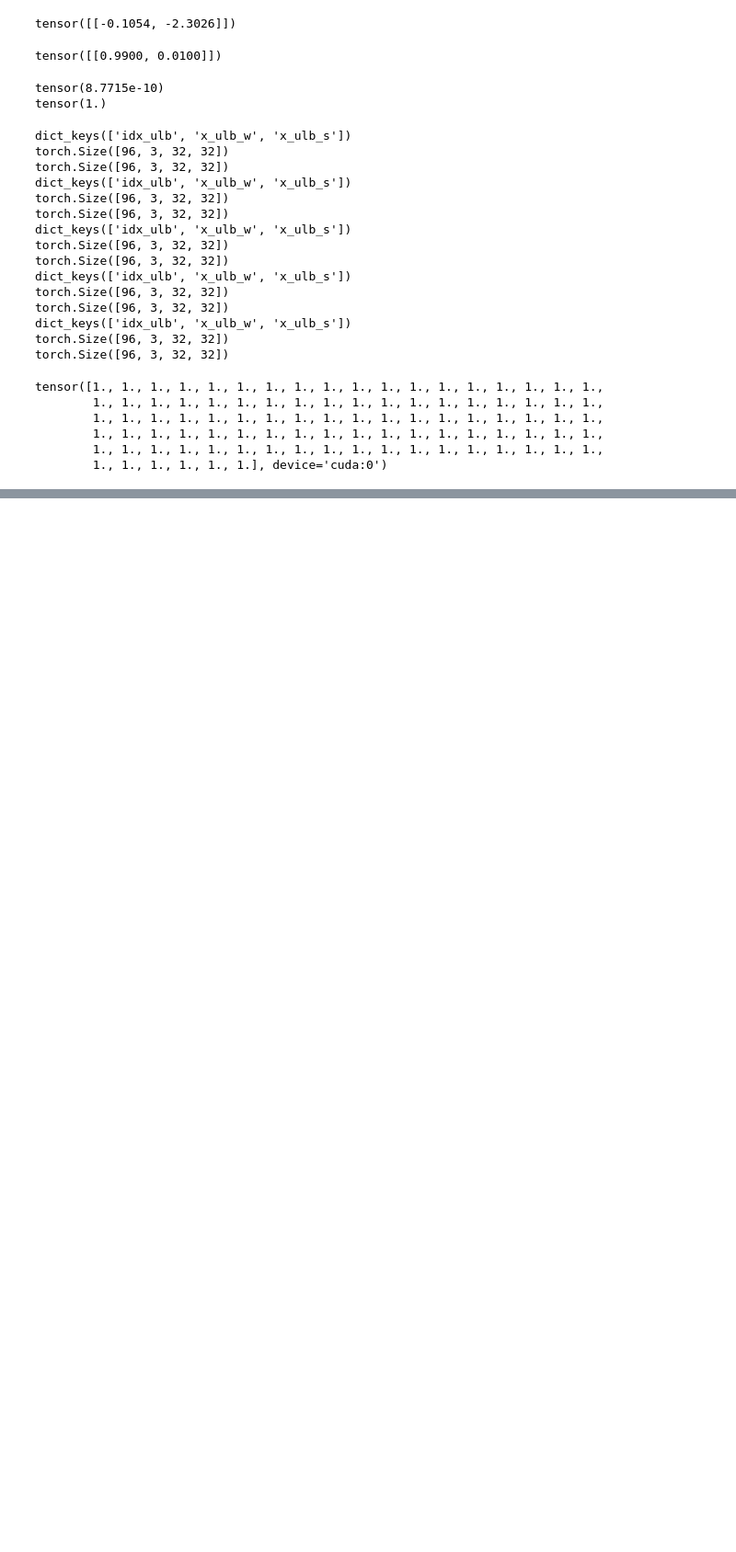
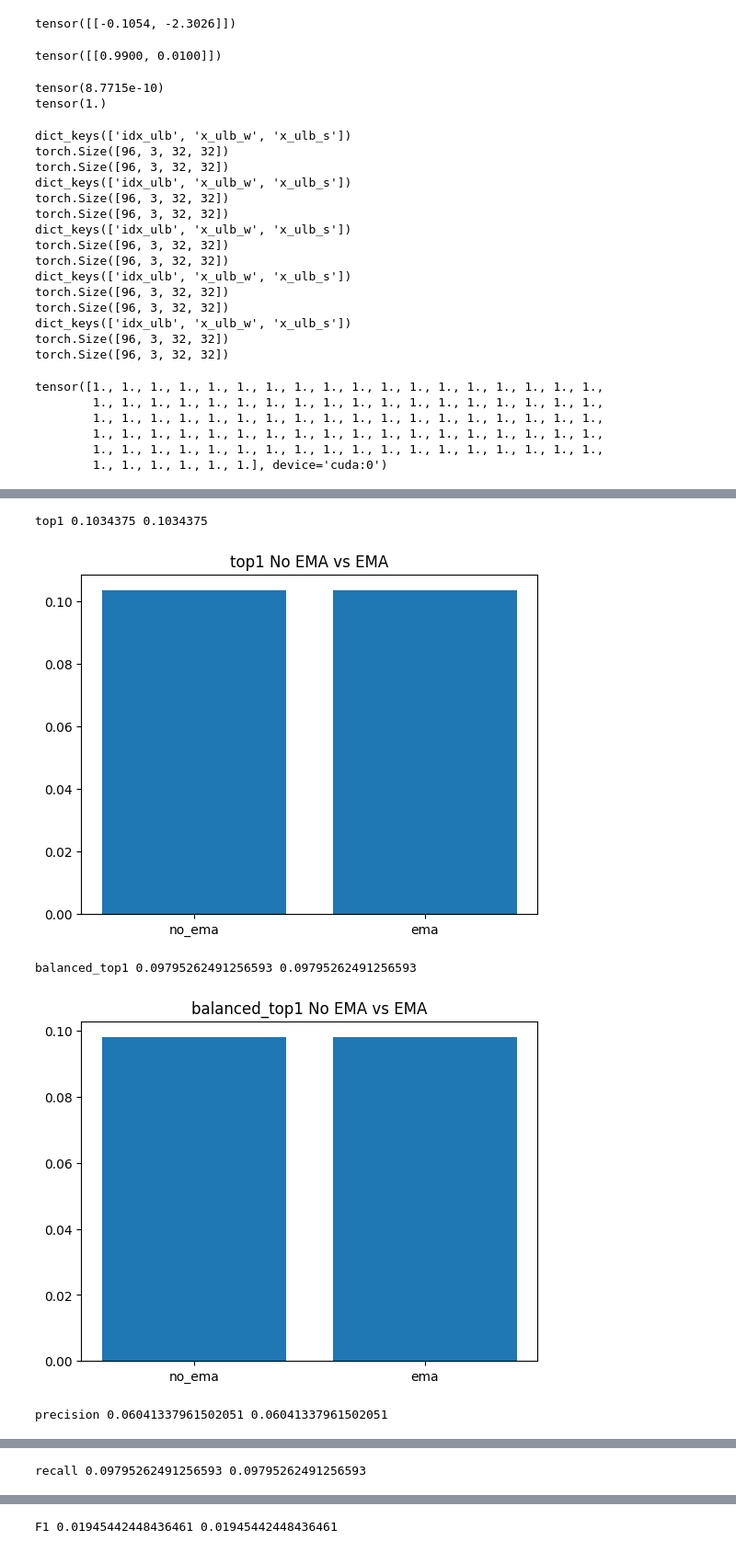
Before and after one commit to interactivetech/semi_supervised_learning_poc, a Jupyter notebook: test_ssl.ipynb, the cells around one changed output, grey strips where cells are left out. Shown at 92% size. Cells and saved outputs as stored; diff of their text form; code cells hidden in the pictures; blank space fills up the shorter version.

```diff
--- a/test_ssl.ipynb
+++ b/test_ssl.ipynb
@@ -410,0 +400,31 @@ dict_keys(['idx_lb', 'x_lb', 'y_lb'])
+# %%
+top1,balanced_top1, precision, recall, F1, cf_mat  = eval(m,emaA.ema,eval_loader,device,return_gt=True,use_ema_model=False)
+no_ema = {
+    'top1':top1,
+    'balanced_top1':balanced_top1,
+    'precision':precision,
+    'recall':recall,
+    'F1':F1,
+    'cf_mat':cf_mat
+}
+top1,balanced_top1, precision, recall, F1, cf_mat  = eval(m,emaA.ema,eval_loader,device,return_gt=True,use_ema_model=True)
+ema_res = {
+    'top1':top1,
+    'balanced_top1':balanced_top1,
+    'precision':precision,
+    'recall':recall,
+    'F1':F1,
+    'cf_mat':cf_mat
+}
+for k in ema_res.keys():
+    if k!='cf_mat':
+        print(k,no_ema[k],ema_res[k])
+        plt.bar(['no_ema','ema'],[no_ema[k],ema_res[k]])
+        plt.title("{} No EMA vs EMA".format(k))
+        plt.show()
+# %% [output]
+top1 0.1034375 0.1034375
+[figure, added]
+balanced_top1 0.09795262491256593 0.09795262491256593
+[figure, added]
+precision 0.06041337961502051 0.06041337961502051
@@ -410,0 +432 @@ dict_keys(['idx_lb', 'x_lb', 'y_lb'])
+recall 0.09795262491256593 0.09795262491256593
@@ -410,0 +434 @@ dict_keys(['idx_lb', 'x_lb', 'y_lb'])
+F1 0.01945442448436461 0.01945442448436461
```
Also changed, not shown: parts of 41 cells of this notebook, 3 other files.
